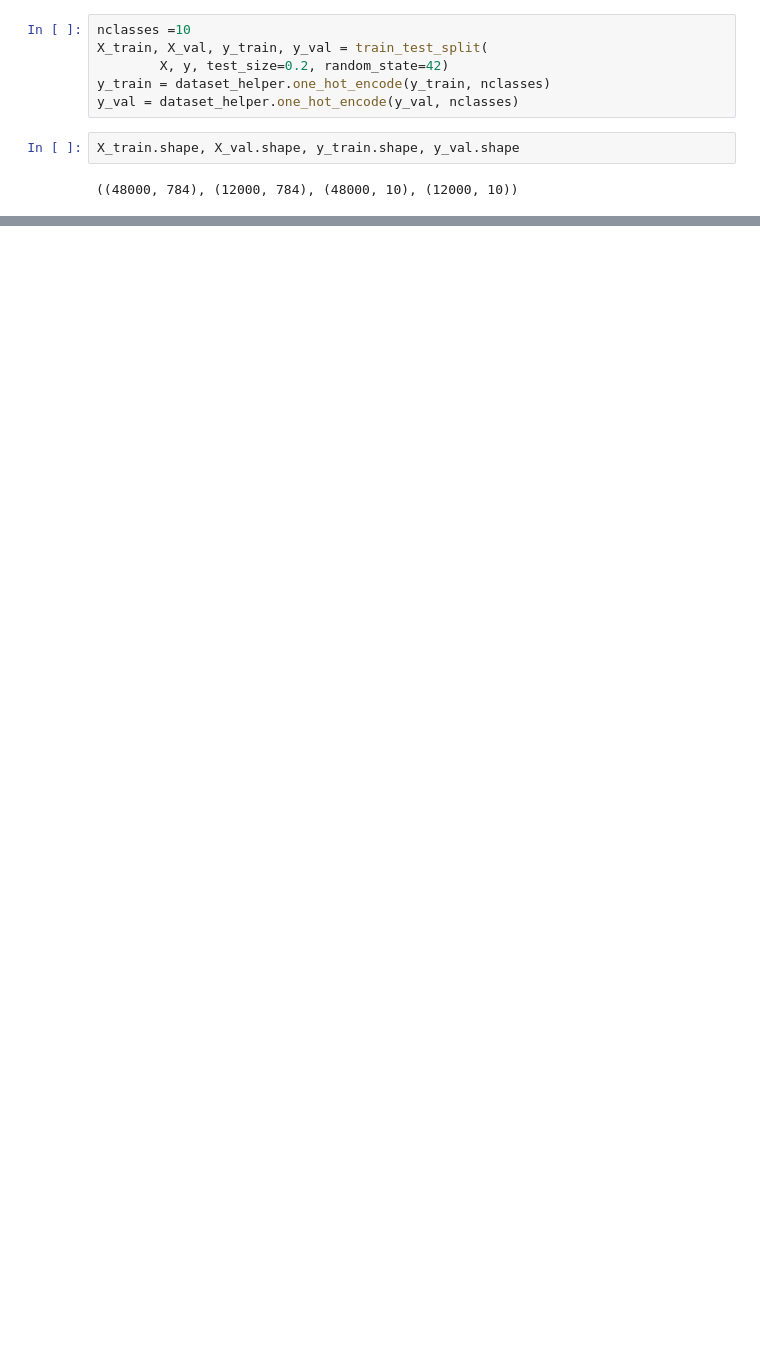
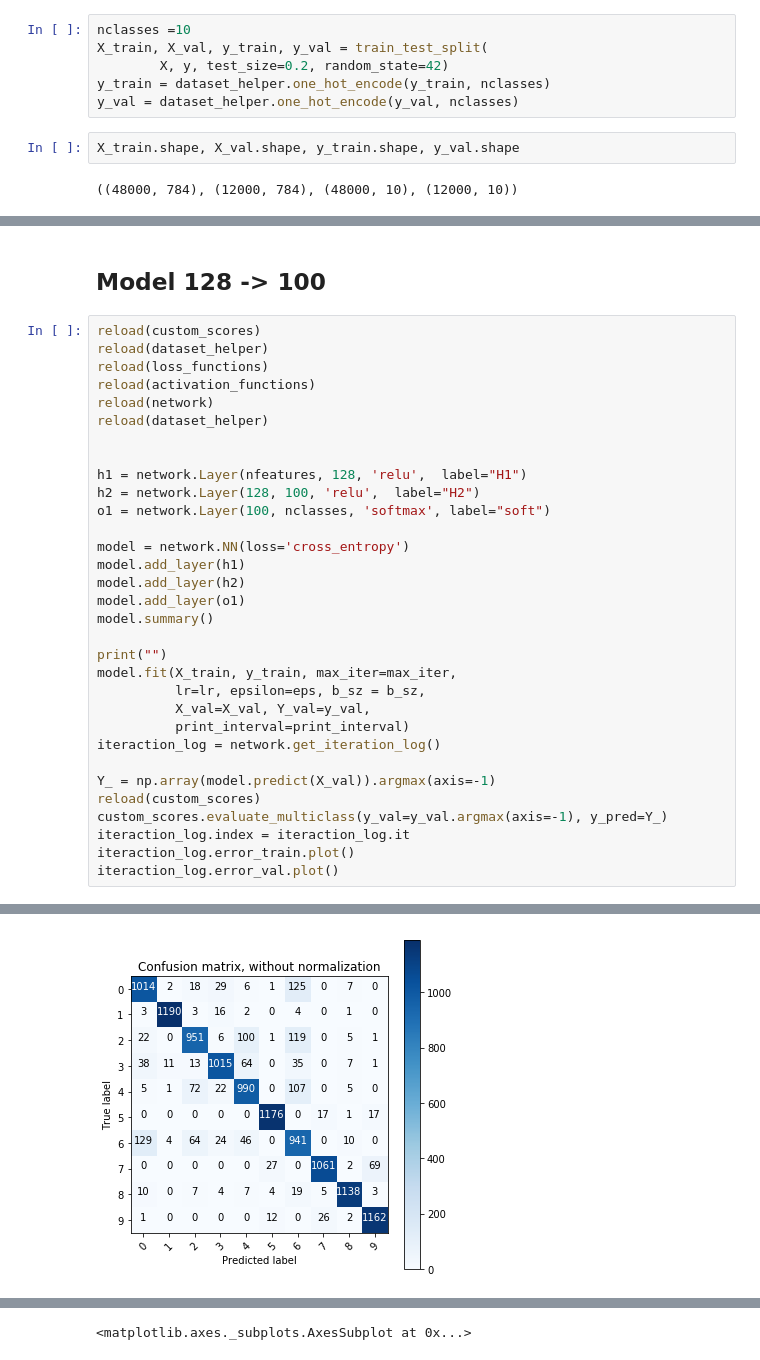
Before and after one commit to azaelmsousa/LogisticRegression-ANN, a Jupyter notebook: notebooks/Neural Network - Experiments Round 5.ipynb, the cells around one changed output, grey strips where cells are left out. Cells and saved outputs as stored; diff of their text form; blank space fills up the shorter version.

```diff
--- a/notebooks/Neural Network - Experiments Round 5.ipynb
+++ b/notebooks/Neural Network - Experiments Round 5.ipynb
@@ -84 +79,36 @@ max_iter = 200 * (epoch_sz // b_sz)
 print_interval = 10 * (epoch_sz // b_sz)
+# %% [markdown]
+## Model 128 -> 100
+# %%
+reload(custom_scores)
+reload(dataset_helper)
+reload(loss_functions)
+reload(activation_functions)
+reload(network)
+reload(dataset_helper)
+
+
+h1 = network.Layer(nfeatures, 128, 'relu',  label="H1")
+h2 = network.Layer(128, 100, 'relu',  label="H2")
+o1 = network.Layer(100, nclasses, 'softmax', label="soft")
+
+model = network.NN(loss='cross_entropy')
+model.add_layer(h1)
+model.add_layer(h2)
+model.add_layer(o1)
+model.summary()
+
+print("")
+model.fit(X_train, y_train, max_iter=max_iter,
+          lr=lr, epsilon=eps, b_sz = b_sz,
+          X_val=X_val, Y_val=y_val,
+          print_interval=print_interval)
+iteraction_log = network.get_iteration_log()
+
+Y_ = np.array(model.predict(X_val)).argmax(axis=-1)
+reload(custom_scores)
+custom_scores.evaluate_multiclass(y_val=y_val.argmax(axis=-1), y_pred=Y_)
+iteraction_log.index = iteraction_log.it
+iteraction_log.error_train.plot()
+iteraction_log.error_val.plot()
+# %% [output]
@@ -84,0 +132 @@ print_interval = 10 * (epoch_sz // b_sz)
+[figure, added]
@@ -84,0 +134 @@ print_interval = 10 * (epoch_sz // b_sz)
+<matplotlib.axes._subplots.AxesSubplot at 0x...>
```
Also changed, not shown: parts of 13 cells of this notebook, 2 other files.
